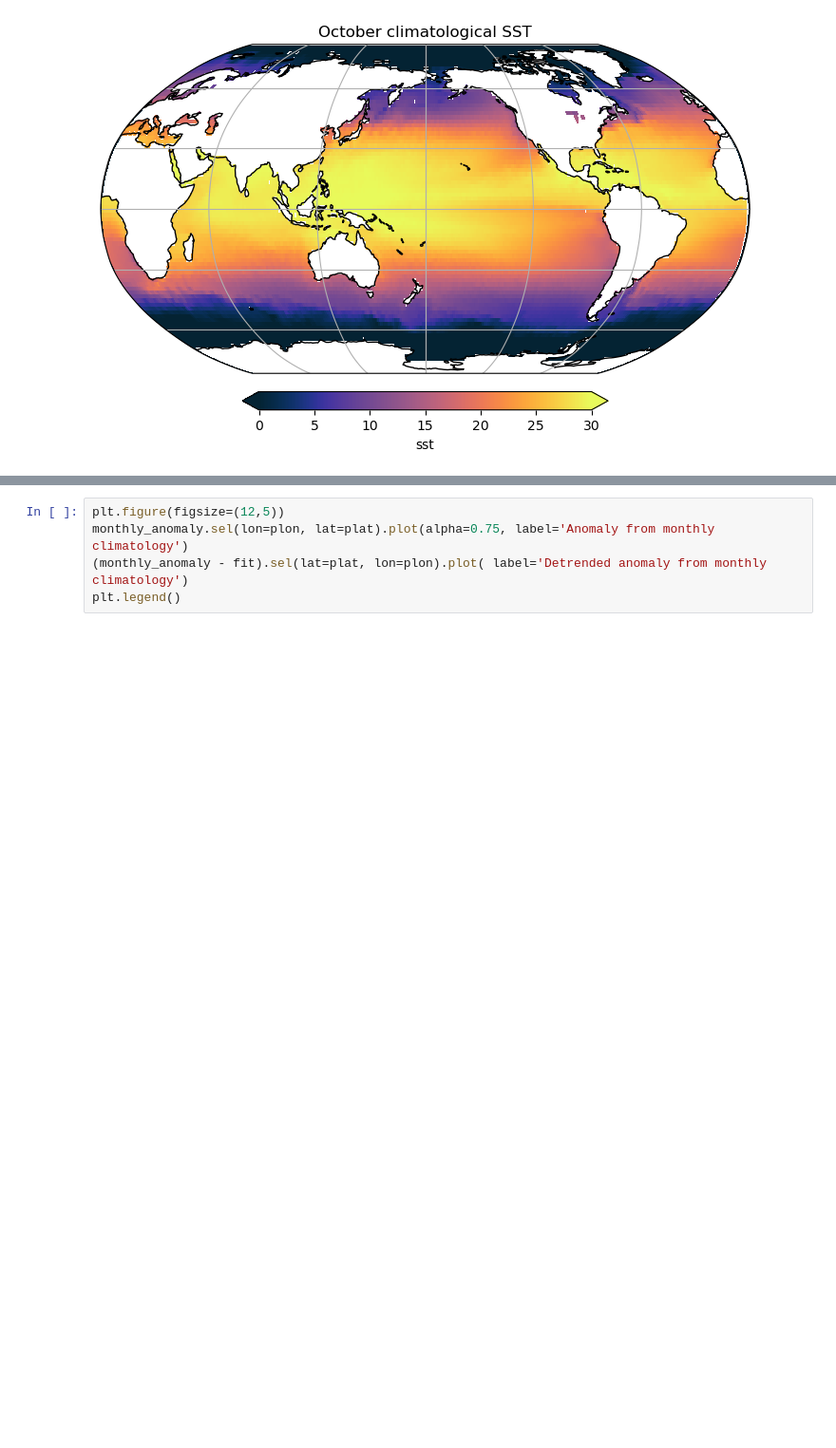
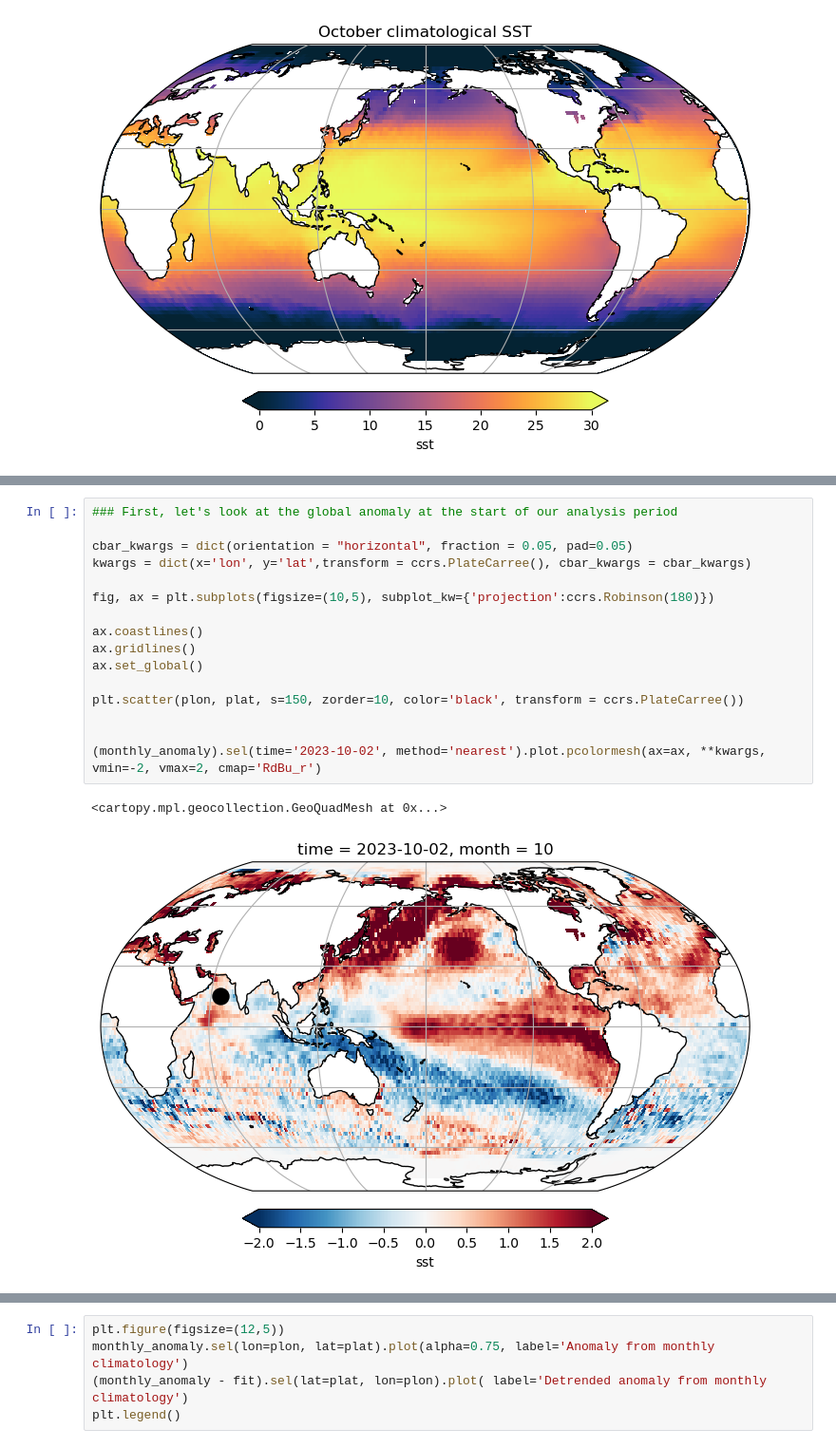
Before and after one commit to anthony-meza/PO_HPC_Workshop, a Jupyter notebook: examples/Example1.ipynb, the cells around one changed output, grey strips where cells are left out. Shown at 95% size. Drawn from its saved outputs; the diff is of its cells as text; blank space fills up the shorter version.

```diff
--- a/examples/Example1.ipynb
+++ b/examples/Example1.ipynb
@@ -75 +109,20 @@ ax.set_title('October climatological SST')
+# %%
+### First, let's look at the global anomaly at the start of our analysis period
+
+cbar_kwargs = dict(orientation = "horizontal", fraction = 0.05, pad=0.05)
+kwargs = dict(x='lon', y='lat',transform = ccrs.PlateCarree(), cbar_kwargs = cbar_kwargs)
+
+fig, ax = plt.subplots(figsize=(10,5), subplot_kw={'projection':ccrs.Robinson(180)})
+
+ax.coastlines()
+ax.gridlines()
+ax.set_global()
+
+plt.scatter(plon, plat, s=150, zorder=10, color='black', transform = ccrs.PlateCarree())
+
+
+(monthly_anomaly).sel(time='2023-10-02', method='nearest').plot.pcolormesh(ax=ax, **kwargs, vmin=-2, vmax=2, cmap='RdBu_r')
+# %% [output]
+<cartopy.mpl.geocollection.GeoQuadMesh at 0x...>
+[figure, added]
 # %%
```
Also changed, not shown: parts of 20 cells of this notebook.
